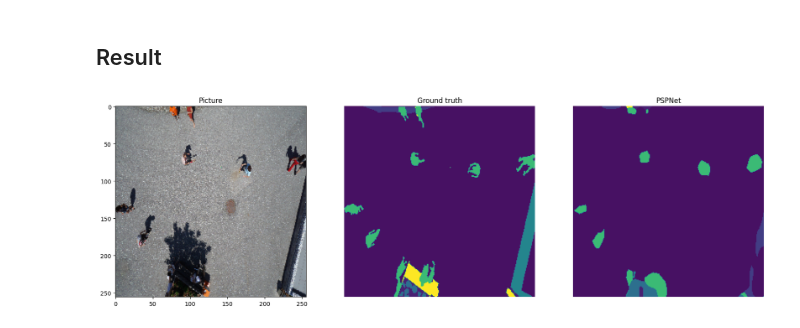
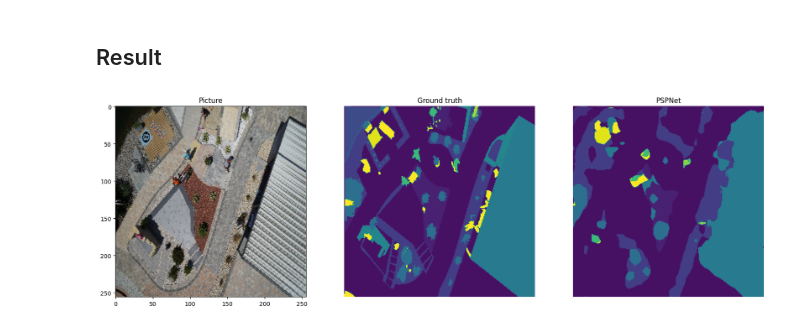
Before and after one commit to jagerbob/pspnet-semantic-segmentation, a Jupyter notebook: 01_pspnet_drone.ipynb, the cells around one changed output. Drawn from its saved outputs; the diff is of its cells as text; code cells hidden in the pictures.

```diff
--- a/01_pspnet_drone.ipynb
+++ b/01_pspnet_drone.ipynb
@@ -177,5 +177,5 @@ def fit(epochs, model, train_loader, val_loader, criterion, optimizer):
 
         print(f"Epoch {e} | Loss: {train_loss/len(train_loader)} | Val Loss: {val_loss/len(val_loader)}")
 # %%
-fit(10, model, train_loader, val_loader, criterion, optimizer)
+fit(100, model, train_loader, val_loader, criterion, optimizer)
 # %% [output]
@@ -199,19 +214,19 @@ def predict_image_mask(model, image):
         masked = masked.cpu().squeeze(0)
     return masked
 # %%
-image, mask = test_set[8]
+image, mask = test_set[17]
 pred_mask = predict_image_mask(model, image)
 
 fig, (ax1, ax2, ax3) = plt.subplots(1,3, figsize=(20,10))
 ax1.imshow(T.ToPILImage()(image))
 ax1.set_title('Picture')
 
 ax2.imshow(mask)
 ax2.set_title('Ground truth')
 ax2.set_axis_off()
 
 ax3.imshow(pred_mask)
 ax3.set_title('PSPNet')
 ax3.set_axis_off()
 # %% [output]
-[figure, old version]
+[figure, new version]
```
Also changed, not shown: parts of 2 cells of this notebook.
